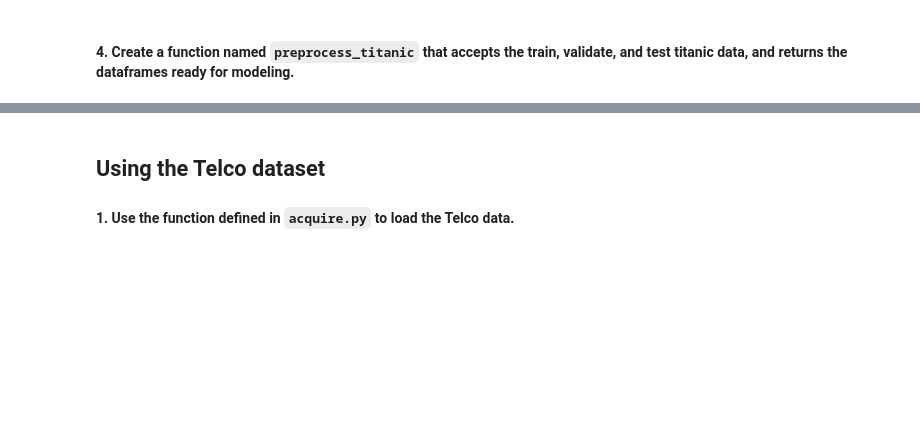
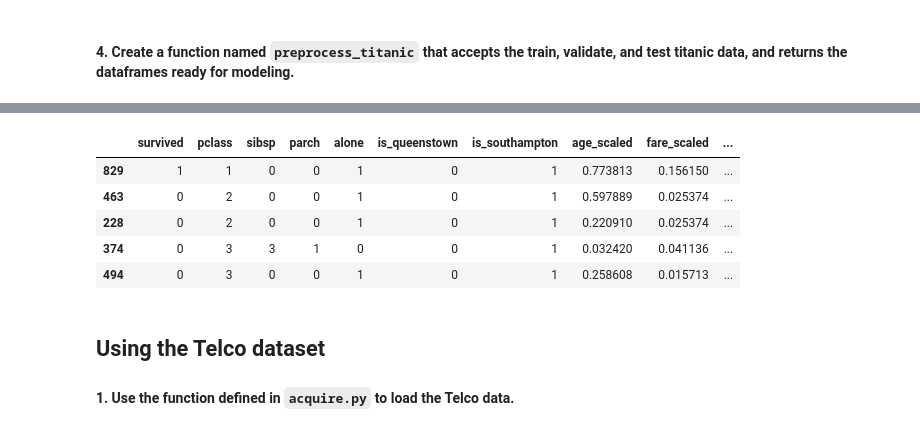
Before and after one commit to Segura-Jorge/classification-exercises, a Jupyter notebook: modeling.ipynb, the cells around one changed output, grey strips where cells are left out. Cells and saved outputs as stored; diff of their text form; code cells hidden in the pictures; blank space fills up the shorter version.

```diff
--- a/modeling.ipynb
+++ b/modeling.ipynb
@@ -133,2 +97,5 @@ AttributeError: 'DataFrame' object has no attribute 'embark_town'
 # %% [markdown]
 #### 4. Create a function named `preprocess_titanic` that accepts the train, validate, and test titanic data, and returns the dataframes ready for modeling.
+# %%
+train, val, test = acq.split_data(titanic, 'titanic')
+train.head()
@@ -135,3 +144,12 @@ AttributeError: 'DataFrame' object has no attribute 'embark_town'
+# %%
+train_processed.head()
+# %% [output]
+|  | survived | pclass | sibsp | parch | alone | is_queenstown | is_southampton | age_scaled | fare_scaled | ... |
+| 829 | 1 | 1 | 0 | 0 | 1 | 0 | 1 | 0.773813 | 0.156150 | ... |
+| 463 | 0 | 2 | 0 | 0 | 1 | 0 | 1 | 0.597889 | 0.025374 | ... |
+| 228 | 0 | 2 | 0 | 0 | 1 | 0 | 1 | 0.220910 | 0.025374 | ... |
+| 374 | 0 | 3 | 3 | 1 | 0 | 0 | 1 | 0.032420 | 0.041136 | ... |
+| 494 | 0 | 3 | 0 | 0 | 1 | 0 | 1 | 0.258608 | 0.015713 | ... |
 # %% [markdown]
 ## Using the Telco dataset
 
```
Also changed, not shown: parts of 15 cells of this notebook.
